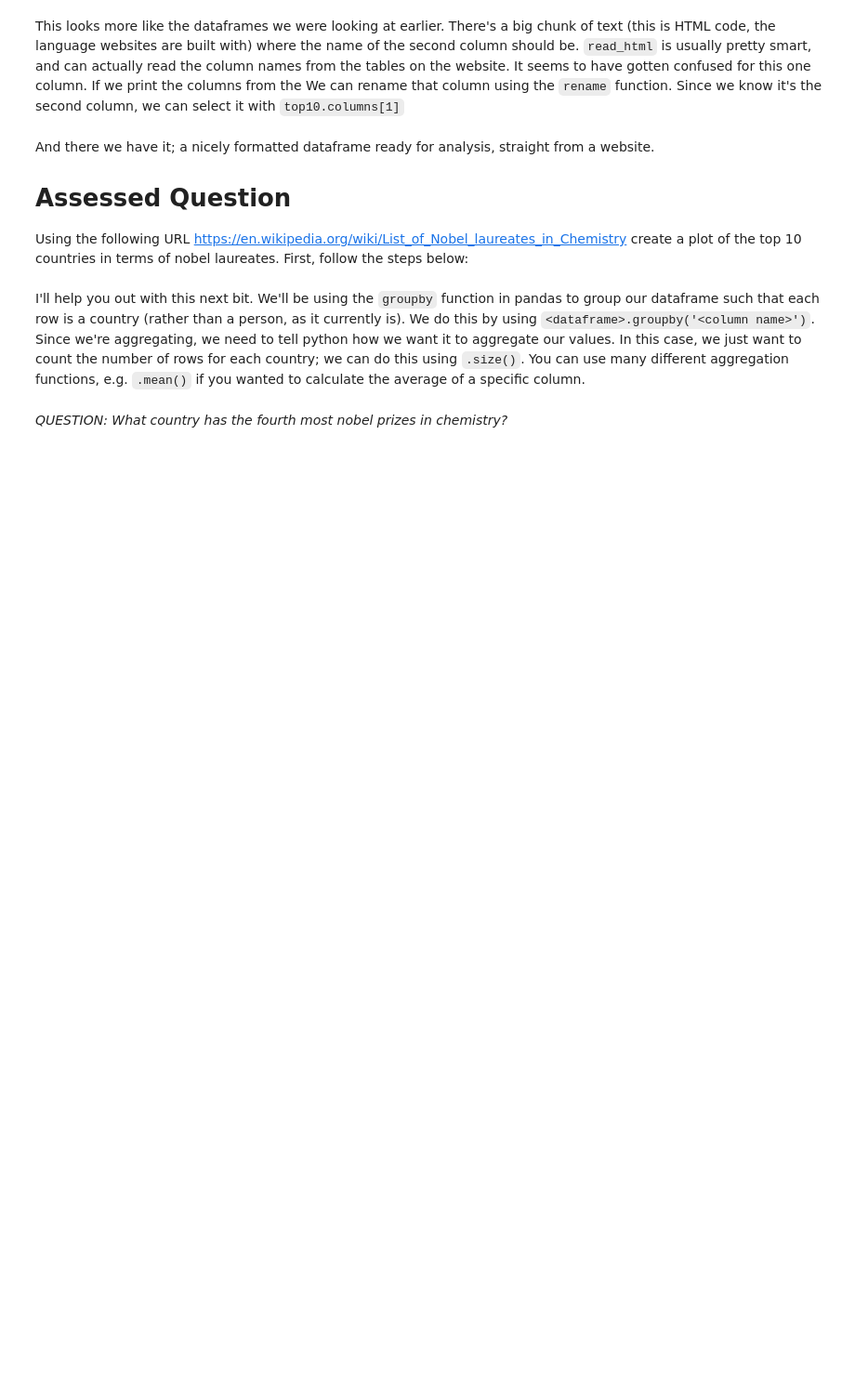
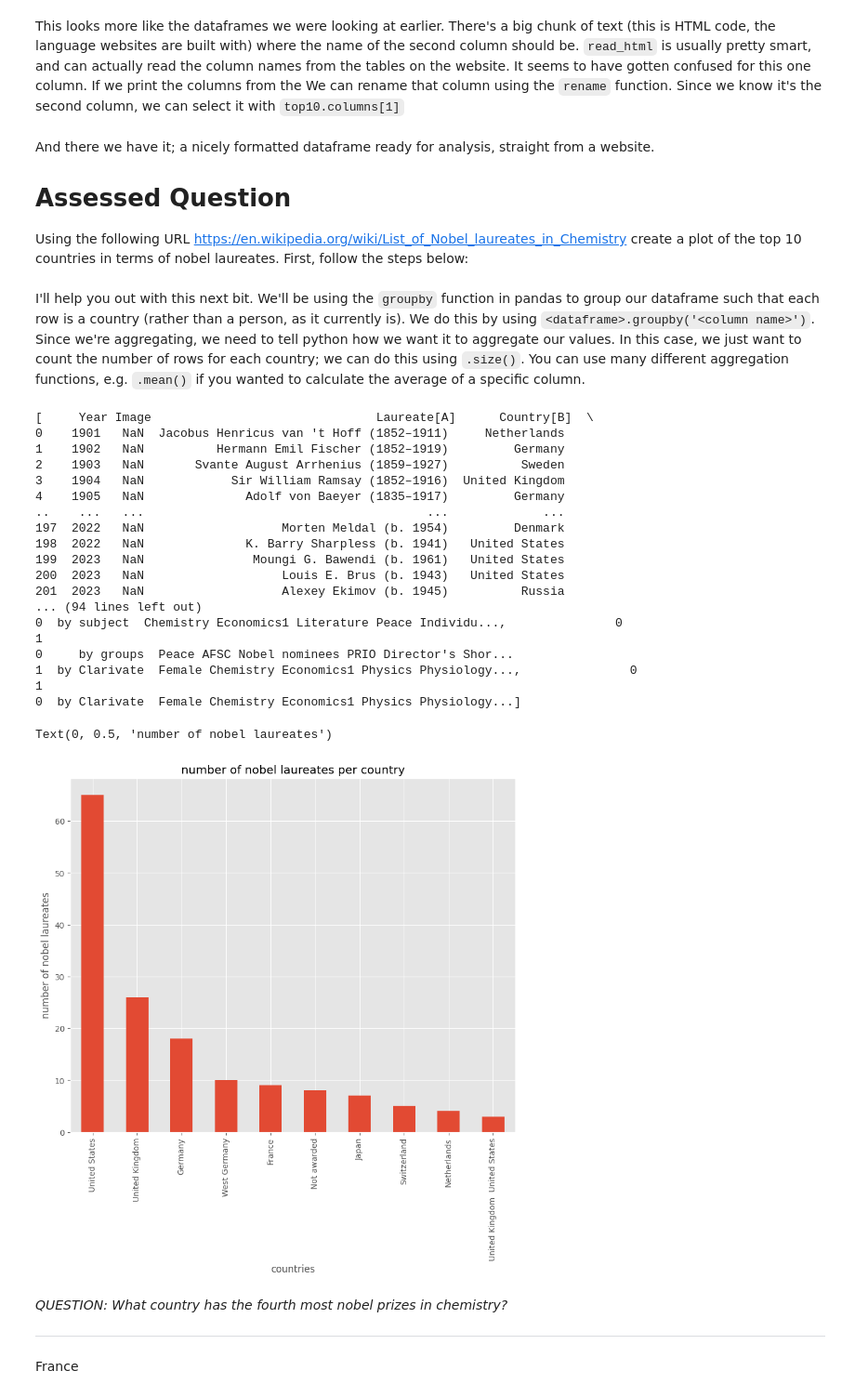
Before and after one commit to Josephine5206/QM2, a Jupyter notebook: notebooks/W02. Pandas.ipynb, the cells around one changed output. Shown: that part at 93% size. Drawn from its saved outputs; the diff is of its cells as text; code cells hidden in the pictures; blank space fills up the shorter version.

```diff
--- a/notebooks/W02. Pandas.ipynb
+++ b/notebooks/W02. Pandas.ipynb
@@ -402,11 +436,45 @@ Using the following URL https://en.wikipedia.org/wiki/List_of_Nobel_laureates_in
 I'll help you out with this next bit. We'll be using the `groupby` function in pandas to group our dataframe such that each row is a country (rather than a person, as it currently is). We do this by using `<dataframe>.groupby('<column name>')`. Since we're aggregating, we need to tell python how we want it to aggregate our values. In this case, we just want to count the number of rows for each country; we can do this using `.size()`. You can use many different aggregation functions, e.g. `.mean()` if you wanted to calculate the average of a specific column.
 # %%
 # here, we're creating a new dataframe called 'country' in which each row is a country, and the values represent the number of nobel laureates.
+url=' https://en.wikipedia.org/wiki/List_of_Nobel_laureates_in_Chemistry'
+chem_tables=pandas.read_html(url)
+print (chem_tables)
+chem = chem_tables [0]
 countries=chem.groupby('Country[B]').size()
+
 
 #now let's sort it in descending order
 countries.sort_values(ascending=False)
 
 # finally, plot the top 10 countries
+top10countries = (countries.sort_values(ascending=False)). iloc [:10]
+top10countries. plot (kind= "bar")
+plt.title('number of nobel laureates per country')
+plt.xlabel('countries')
+plt.ylabel('number of nobel laureates')
+# %% [output]
+[     Year Image                               Laureate[A]      Country[B]  \
+0    1901   NaN  Jacobus Henricus van 't Hoff (1852–1911)     Netherlands
+1    1902   NaN          Hermann Emil Fischer (1852–1919)         Germany
+2    1903   NaN       Svante August Arrhenius (1859–1927)          Sweden
+3    1904   NaN            Sir William Ramsay (1852–1916)  United Kingdom
+4    1905   NaN              Adolf von Baeyer (1835–1917)         Germany
+..    ...   ...                                       ...             ...
+197  2022   NaN                   Morten Meldal (b. 1954)         Denmark
+198  2022   NaN              K. Barry Sharpless (b. 1941)   United States
+199  2023   NaN               Moungi G. Bawendi (b. 1961)   United States
+200  2023   NaN                   Louis E. Brus (b. 1943)   United States
+201  2023   NaN                   Alexey Ekimov (b. 1945)          Russia
+... (94 lines left out)
+0  by subject  Chemistry Economics1 Literature Peace Individu...,               0                                                  1
+0     by groups  Peace AFSC Nobel nominees PRIO Director's Shor...
+1  by Clarivate  Female Chemistry Economics1 Physics Physiology...,               0                                                  1
+0  by Clarivate  Female Chemistry Economics1 Physics Physiology...]
+Text(0, 0.5, 'number of nobel laureates')
+[figure, added]
 # %% [markdown]
 *QUESTION: What country has the fourth most nobel prizes in chemistry?*
+
+---
+# %% [markdown]
+France
```
Also changed, not shown: parts of 8 cells of this notebook.
